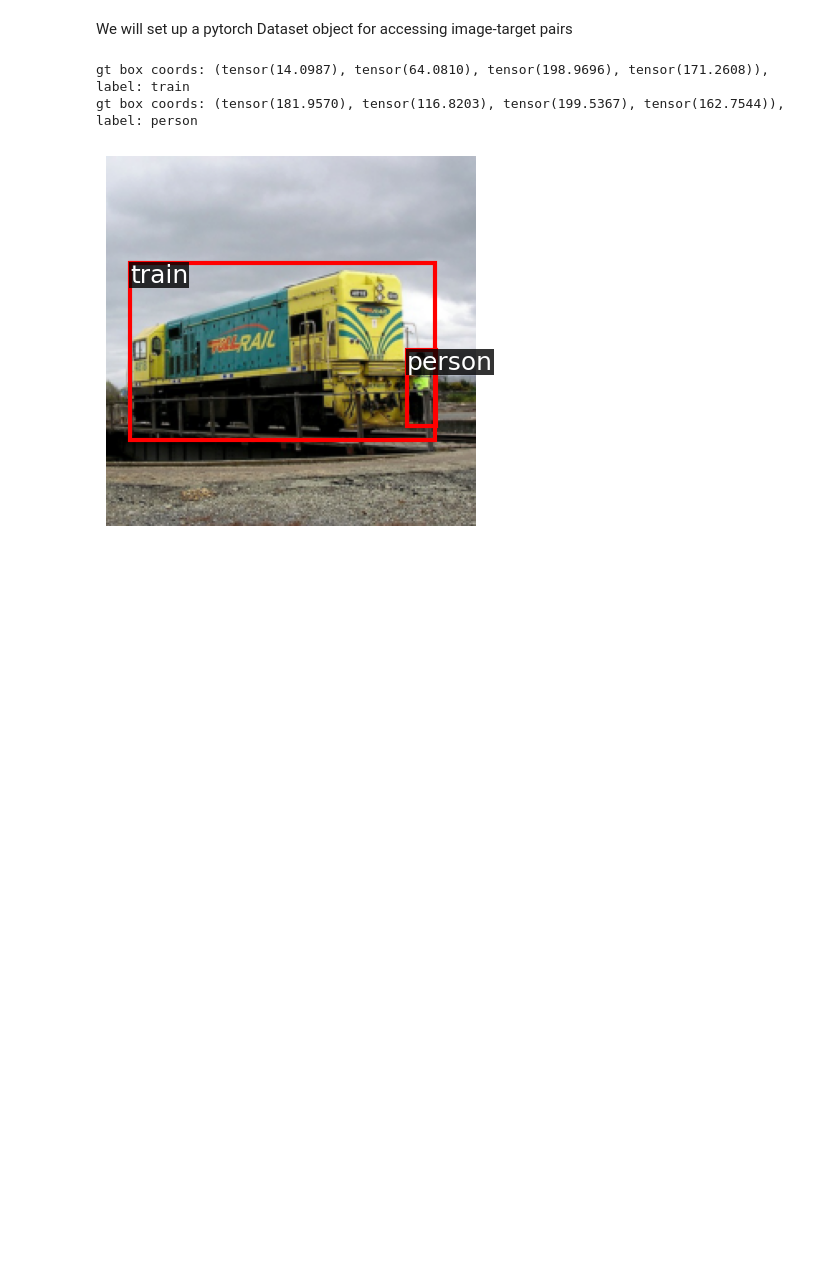
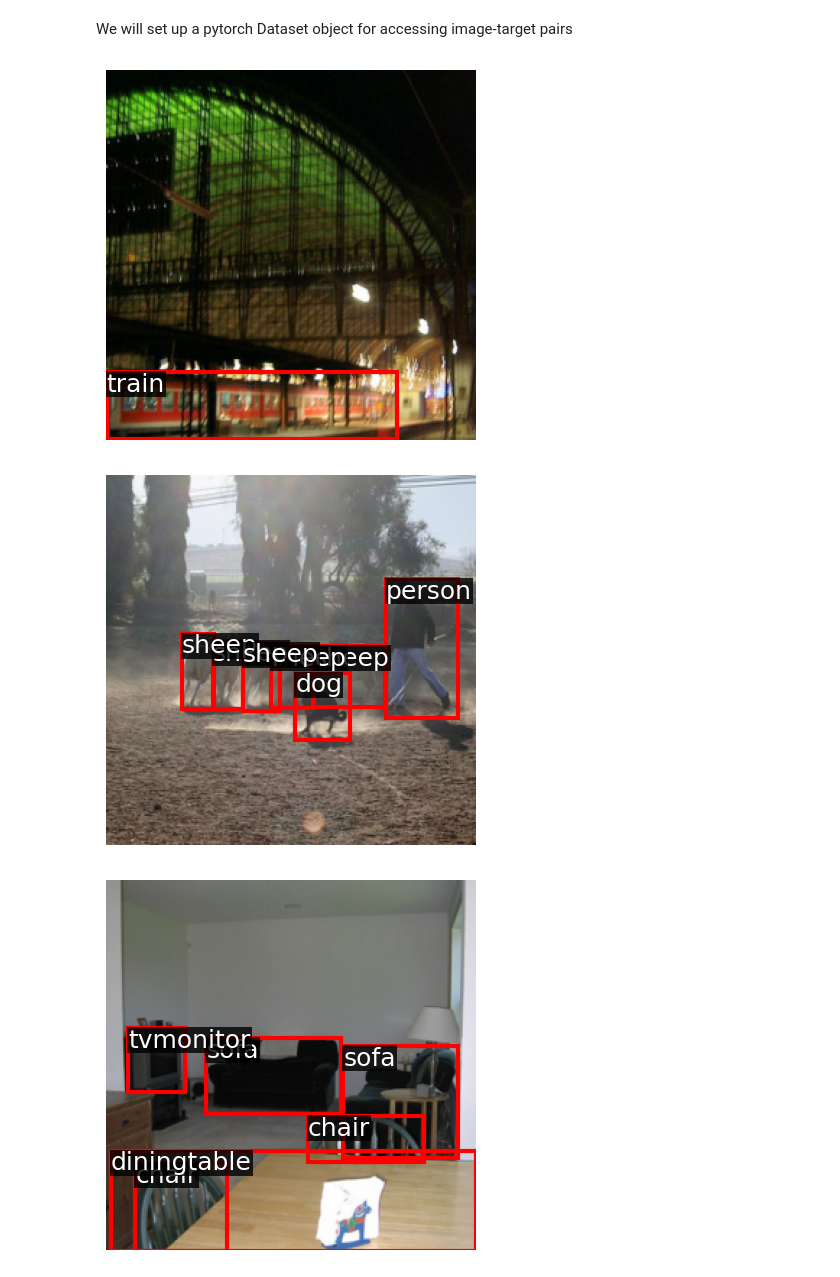
Before and after one commit to tsultan16/FCOS_Object_Detection, a Jupyter notebook: FCOS.ipynb, the cells around one changed output. Saved outputs shown, nothing was run; the diff lists cells and outputs as text; code cells hidden in the pictures; blank space fills up the shorter version.

```diff
--- a/FCOS.ipynb
+++ b/FCOS.ipynb
@@ -36,7 +43,7 @@ Num val images: 2510
 We will set up a pytorch Dataset object for accessing image-target pairs
 # %%
 class VOC2007(torch.utils.data.Dataset):
-    def __init__(self, dataset_dir='VOC2007_trainval', split='train', image_size=224, num_boxes=40):
+    def __init__(self, dataset_dir='VOC2007_trainval', split='train', image_size=256, num_boxes=40):
         super().__init__()
         self.image_size = image_size
         self.num_boxes = num_boxes # max number of object boxes per image
@@ -164,7 +171,6 @@ def visualize(dataset, index=None):
     for i in range(len(gt_boxes)):
         xmin, ymin, xmax, ymax = gt_boxes[i,0:4]
         class_label = dataset.idx2class[gt_boxes[i,-1].item()]
-        print(f"gt box coords: {xmin, ymin, xmax, ymax }, label: {class_label}")
         rectangle = patches.Rectangle((xmin, ymin), xmax-xmin, ymax-ymin, linewidth=3, linestyle="solid", edgecolor='r', fill=False)
         ax.add_patch(rectangle)
         ax.text(xmin, ymin, class_label, size=18, family="sans-serif",
@@ -176,9 +182,11 @@ def visualize(dataset, index=None):
 # create train-val datasets
 train_dataset = VOC2007(split='train')
 val_dataset = VOC2007(split='val')
-# %%
-visualize(train_dataset)
-# %% [output]
-gt box coords: (tensor(14.0987), tensor(64.0810), tensor(198.9696), tensor(171.2608)), label: train
-gt box coords: (tensor(181.9570), tensor(116.8203), tensor(199.5367), tensor(162.7544)), label: person
-[figure, removed]
+# %%
+# visualize some imagaes from training set
+for i in range(5):
+    visualize(train_dataset)
+# %% [output]
+[figure, added]
+[figure, added]
+[figure, added]
```
Also changed, not shown: parts of 7 cells of this notebook.
